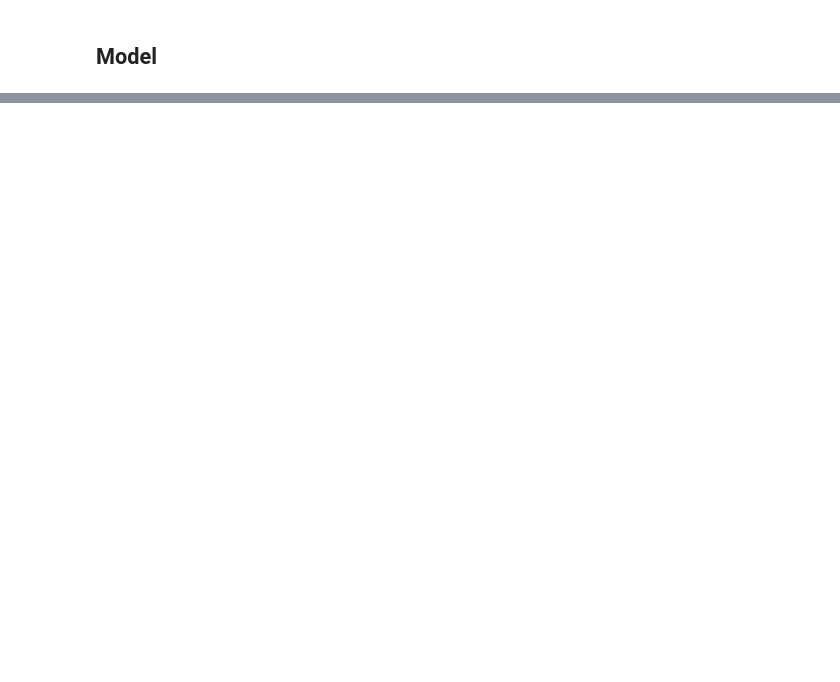
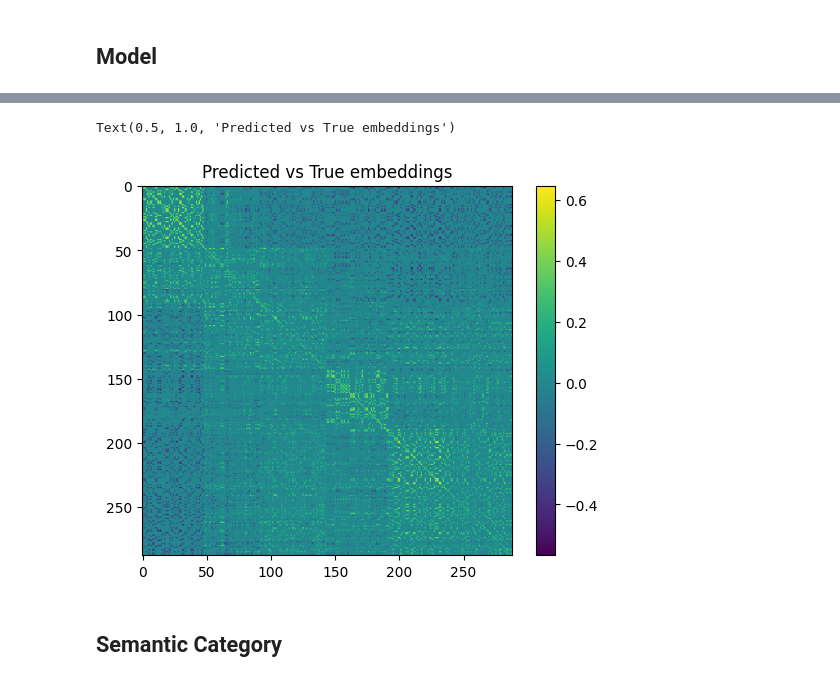
Before and after one commit to mattciff5/brainSounds, a Jupyter notebook: maas_data/exploring.ipynb, the cells around one changed output, grey strips where cells are left out. Cells and saved outputs as stored; diff of their text form; code cells hidden in the pictures; blank space fills up the shorter version.

Commit message:
semantic categories ok

```diff
--- a/maas_data/exploring.ipynb
+++ b/maas_data/exploring.ipynb
@@ -502,0 +1244,9 @@ Text(0.5, 1.0, 'Predicted vs True embeddings')
+# %%
+plt.imshow(roi_mean_similarity_matrices['PT2hem'])
+plt.colorbar()
+plt.title("Predicted vs True embeddings")
+# %% [output]
+Text(0.5, 1.0, 'Predicted vs True embeddings')
+[figure, added]
+# %% [markdown]
+## Semantic Category
```
Also changed, not shown: parts of 38 cells of this notebook.
